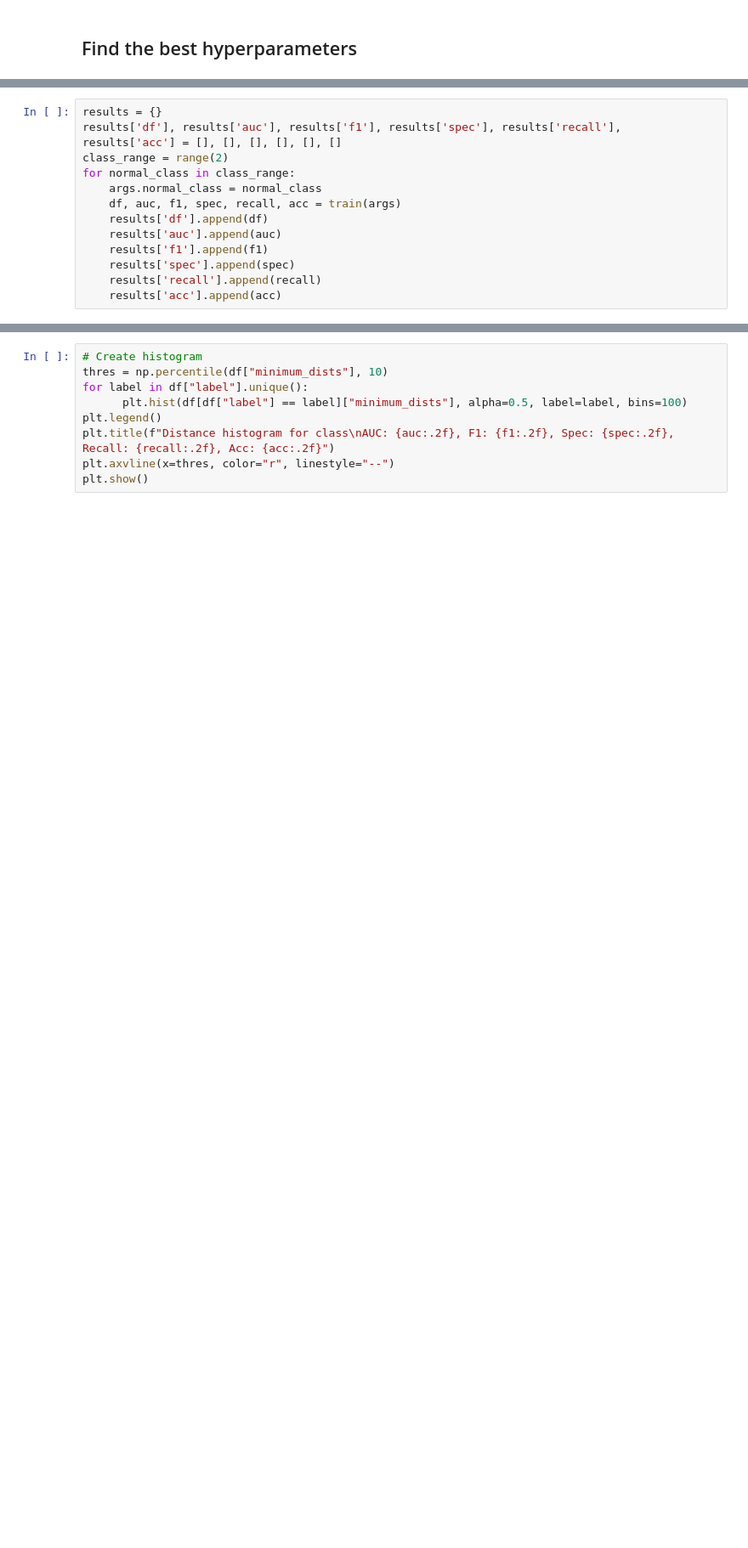
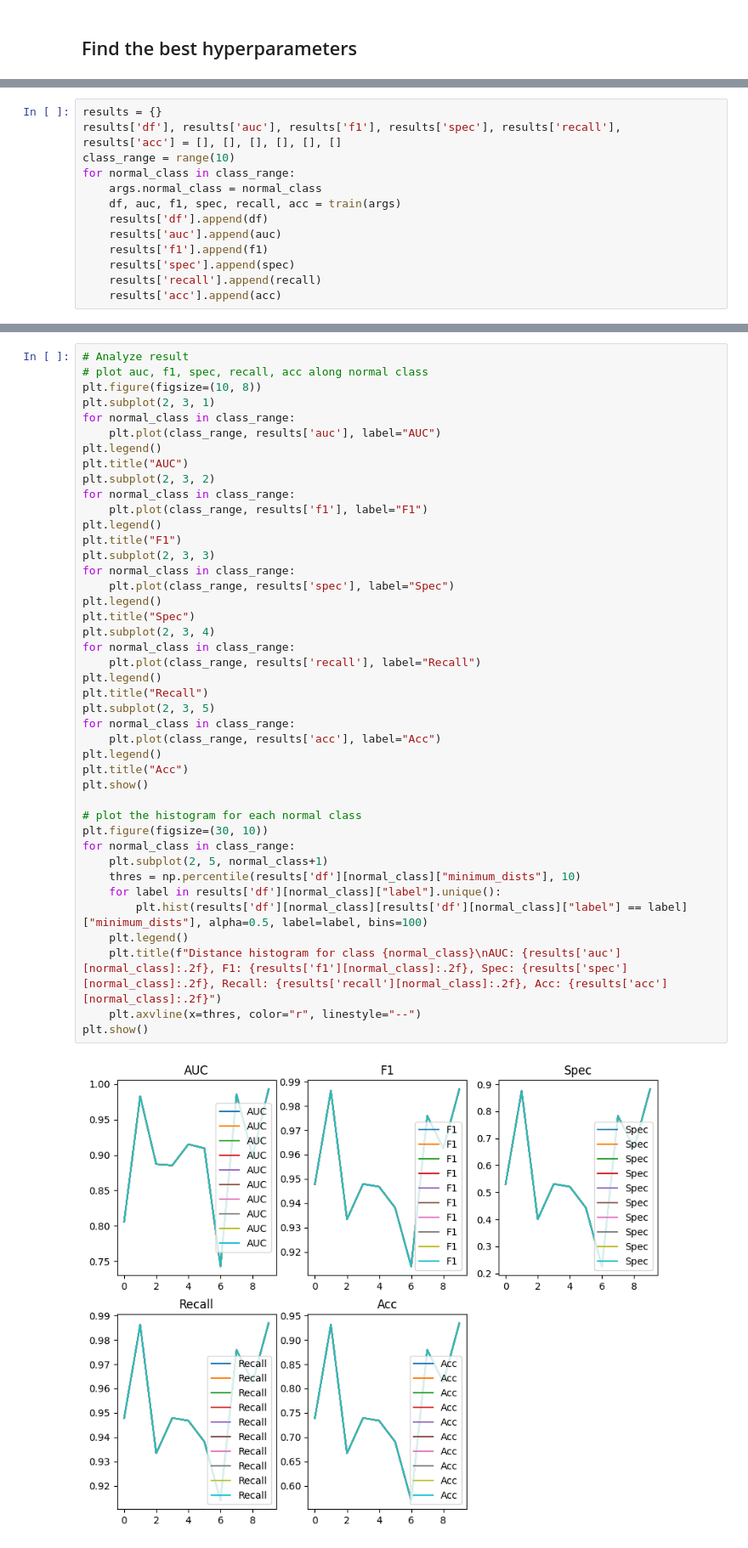
Before and after one commit to SoulMind01/FewShot-demo, a Jupyter notebook: experiment.ipynb, the cells around one changed output, grey strips where cells are left out. Shown at 85% size. Saved outputs shown, nothing was run; the diff lists cells and outputs as text; blank space fills up the shorter version.

```diff
--- a/experiment.ipynb
+++ b/experiment.ipynb
@@ -28,7 +33,7 @@ args = ARGUMENTS(
 # %%
 results = {}
 results['df'], results['auc'], results['f1'], results['spec'], results['recall'], results['acc'] = [], [], [], [], [], []
-class_range = range(2)
+class_range = range(10)
 for normal_class in class_range:
     args.normal_class = normal_class
     df, auc, f1, spec, recall, acc = train(args)
@@ -41,9 +217,44 @@ for normal_class in class_range:
-# %%
-# Create histogram
-thres = np.percentile(df["minimum_dists"], 10)
-for label in df["label"].unique():
-      plt.hist(df[df["label"] == label]["minimum_dists"], alpha=0.5, label=label, bins=100)
-plt.legend()
-plt.title(f"Distance histogram for class\nAUC: {auc:.2f}, F1: {f1:.2f}, Spec: {spec:.2f}, Recall: {recall:.2f}, Acc: {acc:.2f}")
-plt.axvline(x=thres, color="r", linestyle="--")
-plt.show()
+# %%
+# Analyze result
+# plot auc, f1, spec, recall, acc along normal class
+plt.figure(figsize=(10, 8))
+plt.subplot(2, 3, 1)
+for normal_class in class_range:
+    plt.plot(class_range, results['auc'], label="AUC")
+plt.legend()
+plt.title("AUC")
+plt.subplot(2, 3, 2)
+for normal_class in class_range:
+    plt.plot(class_range, results['f1'], label="F1")
+plt.legend()
+plt.title("F1")
+plt.subplot(2, 3, 3)
+for normal_class in class_range:
+    plt.plot(class_range, results['spec'], label="Spec")
+plt.legend()
+plt.title("Spec")
+plt.subplot(2, 3, 4)
+for normal_class in class_range:
+    plt.plot(class_range, results['recall'], label="Recall")
+plt.legend()
+plt.title("Recall")
+plt.subplot(2, 3, 5)
+for normal_class in class_range:
+    plt.plot(class_range, results['acc'], label="Acc")
+plt.legend()
+plt.title("Acc")
+plt.show()
+
+# plot the histogram for each normal class
+plt.figure(figsize=(30, 10))
+for normal_class in class_range:
+    plt.subplot(2, 5, normal_class+1)
+    thres = np.percentile(results['df'][normal_class]["minimum_dists"], 10)
+    for label in results['df'][normal_class]["label"].unique():
+        plt.hist(results['df'][normal_class][results['df'][normal_class]["label"] == label]["minimum_dists"], alpha=0.5, label=label, bins=100)
+    plt.legend()
+    plt.title(f"Distance histogram for class {normal_class}\nAUC: {results['auc'][normal_class]:.2f}, F1: {results['f1'][normal_class]:.2f}, Spec: {results['spec'][normal_class]:.2f}, Recall: {results['recall'][normal_class]:.2f}, Acc: {results['acc'][normal_class]:.2f}")
+    plt.axvline(x=thres, color="r", linestyle="--")
+plt.show()
+# %% [output]
+[figure, added]
```
Also changed, not shown: parts of 14 cells of this notebook, 3 other files.
